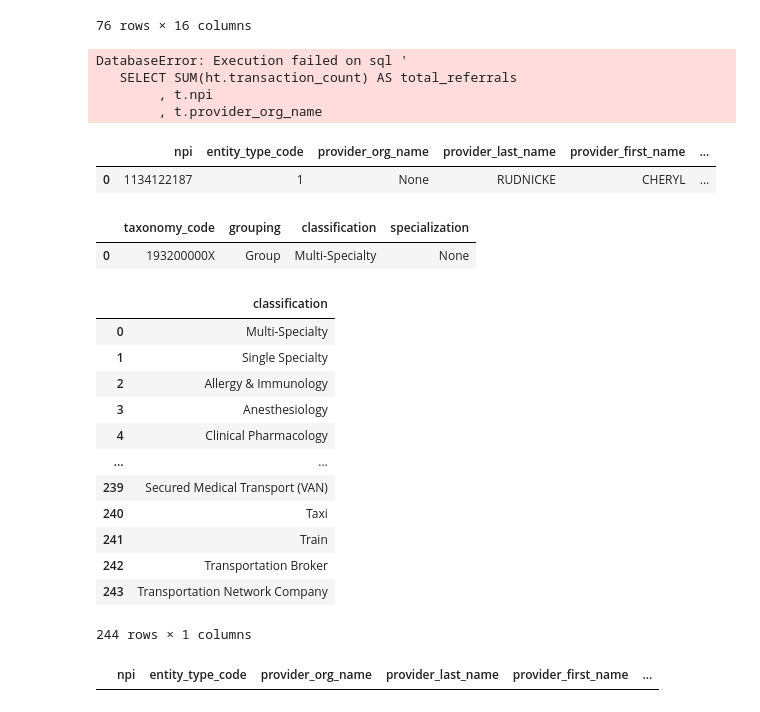
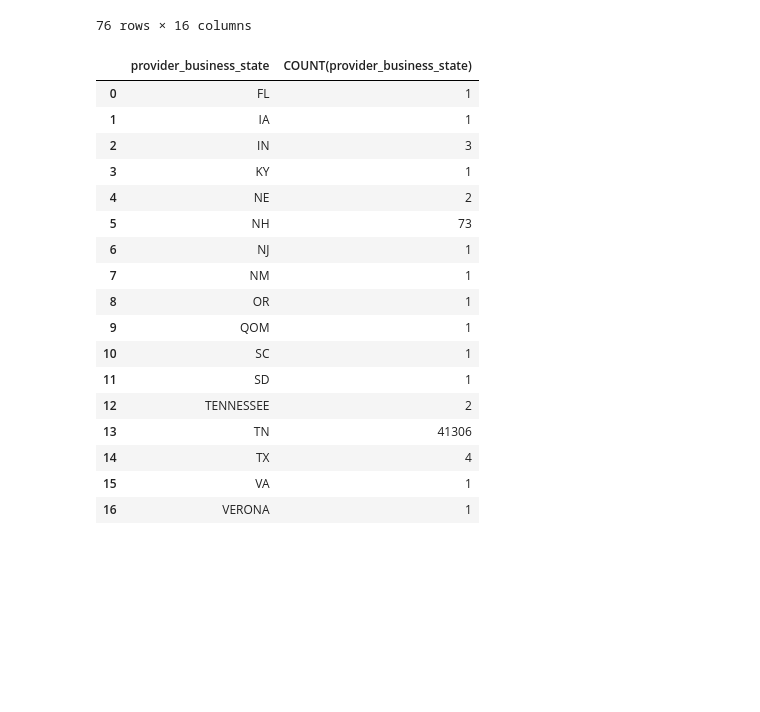
Before and after one commit to nss-data-science-cohort-4/hcbb_hop_team-3m, a Jupyter notebook: notebooks/hcbb_parker03_data_exploration.ipynb, the cells around one changed output. Drawn from its saved outputs; the diff is of its cells as text; code cells hidden in the pictures; blank space fills up the shorter version.

```diff
--- a/notebooks/hcbb_parker03_data_exploration.ipynb
+++ b/notebooks/hcbb_parker03_data_exploration.ipynb
@@ -28,7 +28,9 @@ display(test_df)
 with sqlite3.connect('../data/hcbb.sqlite') as db :
     query = """
     SELECT COUNT(*) AS count_all
-    FROM filtered_hop_teaming;
+    FROM filtered_hop_teaming
+    JOIN npi USING()
+    WHERE entity_type_code;
     """
 
     test = pd.read_sql(query, db)
@@ -81,8 +98,9 @@ with sqlite3.connect('../data/hcbb.sqlite') as db :
     ON f.to_npi = n.npi
     JOIN taxonomy AS t
     USING(taxonomy_code)
+    WHERE classification = 'Family Medicine'
     GROUP BY to_npi, provider_org_name
-    HAVING provider_org_name NOT LIKE '%VANDERBILT%'
+    --HAVING provider_org_name LIKE '%VUMC%'
     ORDER BY total_referrals DESC
     LIMIT 50;
     """
@@ -118,7 +136,7 @@ with sqlite3.connect('../data/hcbb.sqlite') as db :
     ON f.to_npi = n.npi
     JOIN taxonomy AS t
     USING(taxonomy_code)
-    WHERE provider_org_name LIKE '%VANDERBILT%'
+    --WHERE provider_org_name LIKE '%VANDERBILT%'
     GROUP BY classification
     ORDER BY SUM(transaction_count) DESC;
     """
@@ -206,48 +227,37 @@ test
 | 74 | 1699294173 | 2 | SHELBYVILLE HOSPITAL COMPANY LLC | None | None | ... |
 | 75 | 1629620638 | 2 | BABY & COMPANY NASHVILLE 1 PLLC | None | None | ... |
 76 rows × 16 columns
-# %%
-# Find competitor hosptitals with the largest number of total referrals by from_npi
-with sqlite3.connect('../data/hcbb.sqlite') as db :
-    query = """
-   SELECT SUM(ht.transaction_count) AS total_referrals
-        , t.npi
-        , t.provider_org_name
-        , f.npi
-    FROM filtered_hop_teaming AS ht
-    JOIN npidata AS t
-    ON ht.to_npi = t.npi
-    JOIN npidata AS f
-    ON ht.from_npi = f.npi
-    GROUP BY t.npi, t.provider_org_name, f.npi
-    HAVING t.provider_org_name NOT LIKE '%VANDERBILT%'
-    ORDER BY total_referrals DESC
-    LIMIT 10;
-    """
-
-    test = pd.read_sql(query, db)
-
-test
-# %% [output]
-DatabaseError: Execution failed on sql '
-   SELECT SUM(ht.transaction_count) AS total_referrals
-        , t.npi
-        , t.provider_org_name
 # %%
 # TESTING SQUARE
 with sqlite3.connect('../data/hcbb.sqlite') as db :
     query = """
-    SELECT *
+    SELECT provider_business_state, COUNT(provider_business_state)
     FROM npidata
-    LIMIT 1;
+    GROUP BY provider_business_state
     """
 
     test = pd.read_sql(query, db)
 
 test
 # %% [output]
-|  | npi | entity_type_code | provider_org_name | provider_last_name | provider_first_name | ... |
-| 0 | 1134122187 | 1 | None | RUDNICKE | CHERYL | ... |
+|  | provider_business_state | COUNT(provider_business_state) |
+| 0 | FL | 1 |
+| 1 | IA | 1 |
+| 2 | IN | 3 |
+| 3 | KY | 1 |
+| 4 | NE | 2 |
+| 5 | NH | 73 |
+| 6 | NJ | 1 |
+| 7 | NM | 1 |
+| 8 | OR | 1 |
+| 9 | QOM | 1 |
+| 10 | SC | 1 |
+| 11 | SD | 1 |
+| 12 | TENNESSEE | 2 |
+| 13 | TN | 41306 |
+| 14 | TX | 4 |
+| 15 | VA | 1 |
+| 16 | VERONA | 1 |
 # %%
 # TESTING SQUARE
 with sqlite3.connect('../data/hcbb.sqlite') as db :
@@ -284,9 +294,6 @@ with sqlite3.connect('../data/hcbb.sqlite') as db :
     test = pd.read_sql(query, db)
 
 test
-# %% [output]
-|  | taxonomy_code | grouping | classification | specialization |
-| 0 | 193200000X | Group | Multi-Specialty | None |
 # %%
 # Test to confirm the tables loaded.
 with sqlite3.connect('../data/hcbb.sqlite') as db :
@@ -298,20 +305,6 @@ with sqlite3.connect('../data/hcbb.sqlite') as db :
     test = pd.read_sql(query, db)
 
 test
-# %% [output]
-|  | classification |
-| 0 | Multi-Specialty |
-| 1 | Single Specialty |
-| 2 | Allergy & Immunology |
-| 3 | Anesthesiology |
-| 4 | Clinical Pharmacology |
-| ... | ... |
-| 239 | Secured Medical Transport (VAN) |
-| 240 | Taxi |
-| 241 | Train |
-| 242 | Transportation Broker |
-| 243 | Transportation Network Company |
-244 rows × 1 columns
 # %%
 # Test to confirm the tables loaded.
 with sqlite3.connect('../data/hcbb.sqlite') as db :
@@ -325,5 +318,3 @@ with sqlite3.connect('../data/hcbb.sqlite') as db :
     test = pd.read_sql(query, db)
 
 test
-# %% [output]
-|  | npi | entity_type_code | provider_org_name | provider_last_name | provider_first_name | ... |
```
Also changed, not shown: parts of 4 cells of this notebook, 7 other files.
